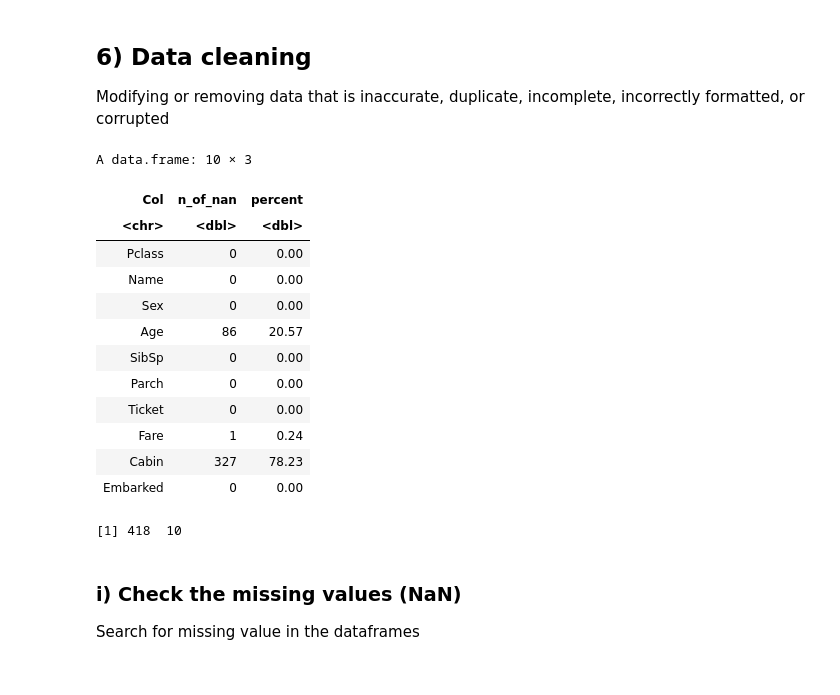
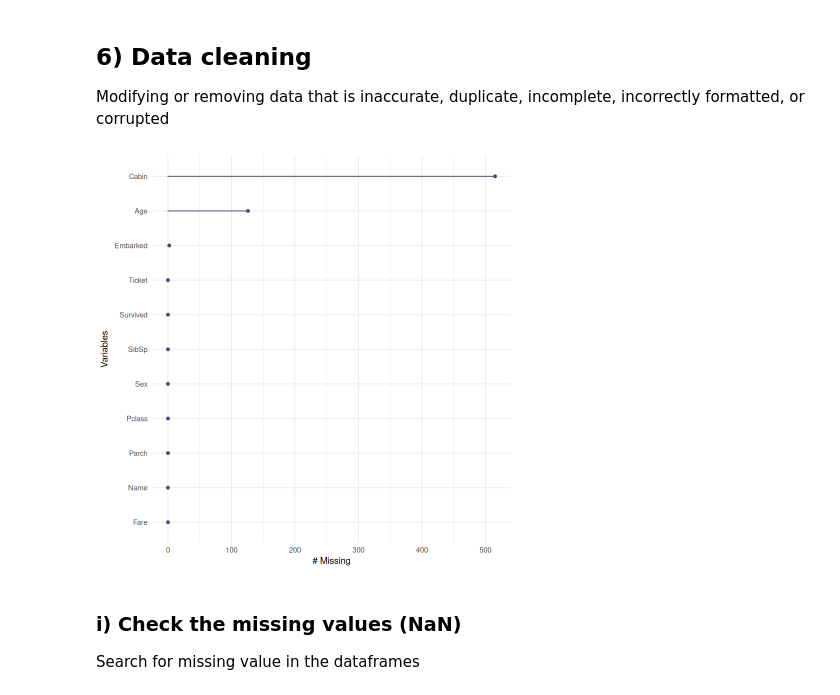
Before and after one commit to denis-spe/titanic, a Jupyter notebook: survival_with_R.ipynb, the cells around one changed output. Cells and saved outputs as stored; diff of their text form; code cells hidden in the pictures.

Commit message:
A visualizing the missing data in r

```diff
--- a/survival_with_R.ipynb
+++ b/survival_with_R.ipynb
@@ -435,26 +436,10 @@ is_nan <- function(dataset) {
     names(df) <- c("Col", "n_of_nan")
     df %>% mutate(percent = round((n_of_nan / dim(dataset)[1]) * 100, 2))
 }
-
-test_df %>% is_nan()
-# %% [output]
-A data.frame: 10 × 3
-| Col | n_of_nan | percent |
-| <chr> | <dbl> | <dbl> |
-| Pclass | 0 | 0.00 |
-| Name | 0 | 0.00 |
-| Sex | 0 | 0.00 |
-| Age | 86 | 20.57 |
-| SibSp | 0 | 0.00 |
-| Parch | 0 | 0.00 |
-| Ticket | 0 | 0.00 |
-| Fare | 1 | 0.24 |
-| Cabin | 327 | 78.23 |
-| Embarked | 0 | 0.00 |
-# %%
-test_df %>% dim()
-# %% [output]
-[1] 418  10
+# %%
+train_data %>% gg_miss_var()
+# %% [output]
+[figure, added]
 # %% [markdown]
 ### i) Check the missing values (NaN)
 
```
Also changed, not shown: parts of 9 cells of this notebook, 1 other file.
